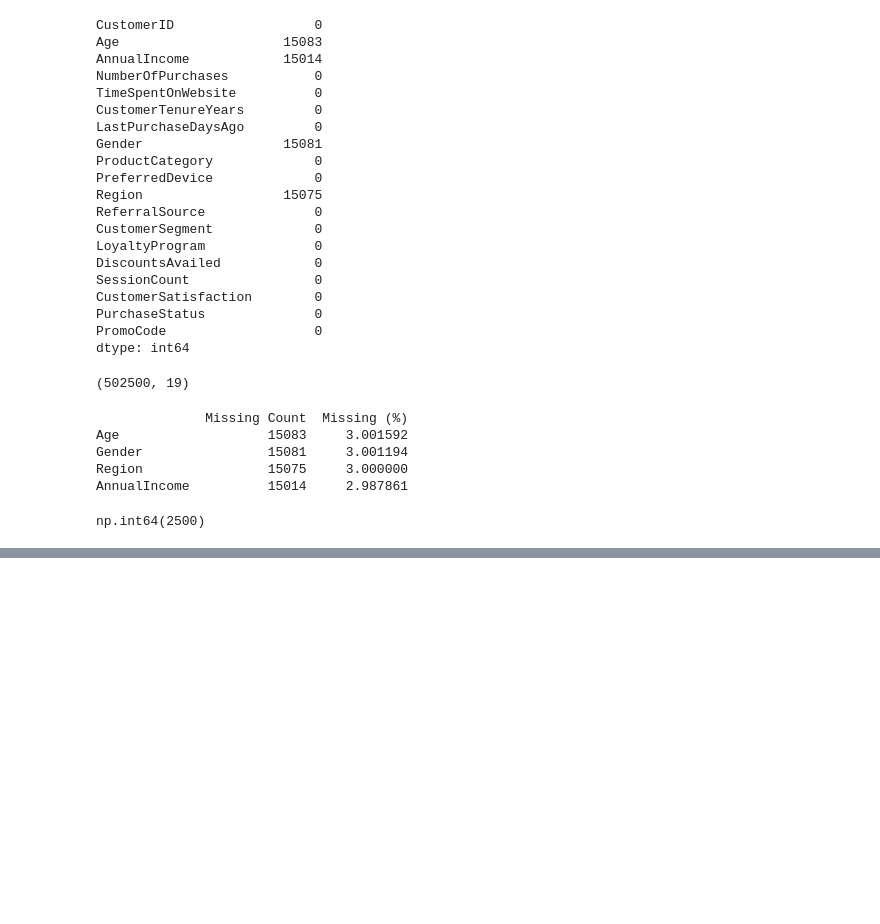
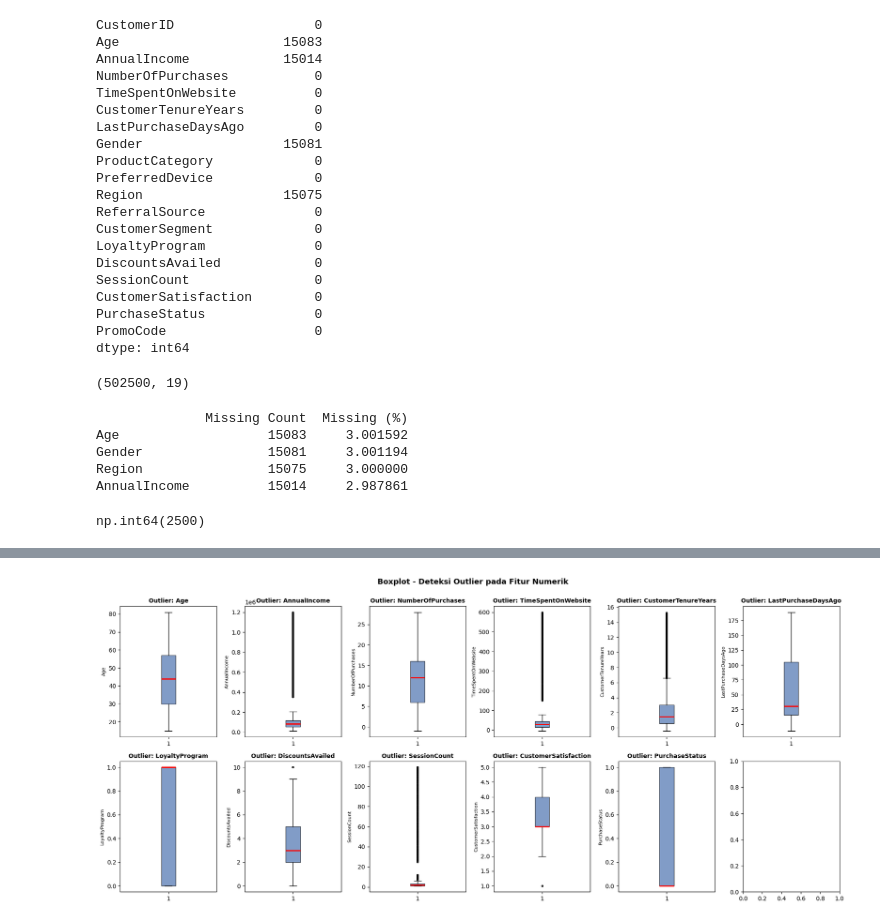
Before and after one commit to rfaoktvian/DataMining_College, a Jupyter notebook: Assignment1/main.ipynb, the cells around one changed output, grey strips where cells are left out. Cells and saved outputs as stored; diff of their text form; code cells hidden in the pictures; blank space fills up the shorter version.

```diff
--- a/Assignment1/main.ipynb
+++ b/Assignment1/main.ipynb
@@ -108,0 +216,20 @@ np.int64(2500)
+# %%
+# Box Plot
+fig, axes = plt.subplots(2, 6, figsize=(18, 8))
+axes = axes.flatten()
+
+for i, col in enumerate(numerical_cols):
+    axes[i].boxplot(df[col].dropna(), patch_artist=True,
+                    boxprops=dict(facecolor='#4C72B0', alpha=0.7),
+                    medianprops=dict(color='red', linewidth=2),
+                    flierprops=dict(marker='o', markersize=2, alpha=0.3))
+    axes[i].set_title(f'Outlier: {col}', fontsize=10, fontweight='bold')
+    axes[i].set_ylabel(col, fontsize=8)
+
+plt.suptitle('Boxplot - Deteksi Outlier pada Fitur Numerik',
+             fontsize=13, fontweight='bold')
+plt.tight_layout()
+plt.savefig('eda_boxplot_outlier.png', dpi=150)
+plt.show()
+# %% [output]
+[figure, added]
```
Also changed, not shown: parts of 11 cells of this notebook, 5 other files.
